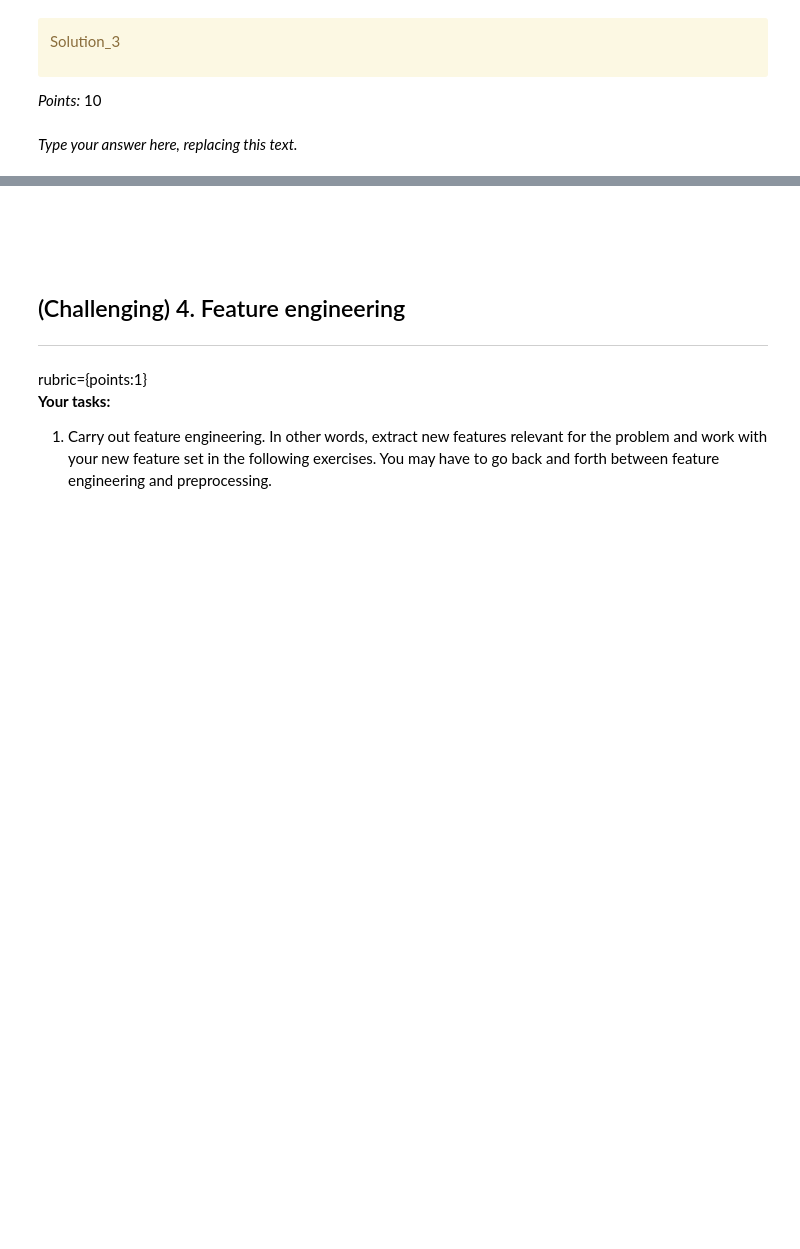
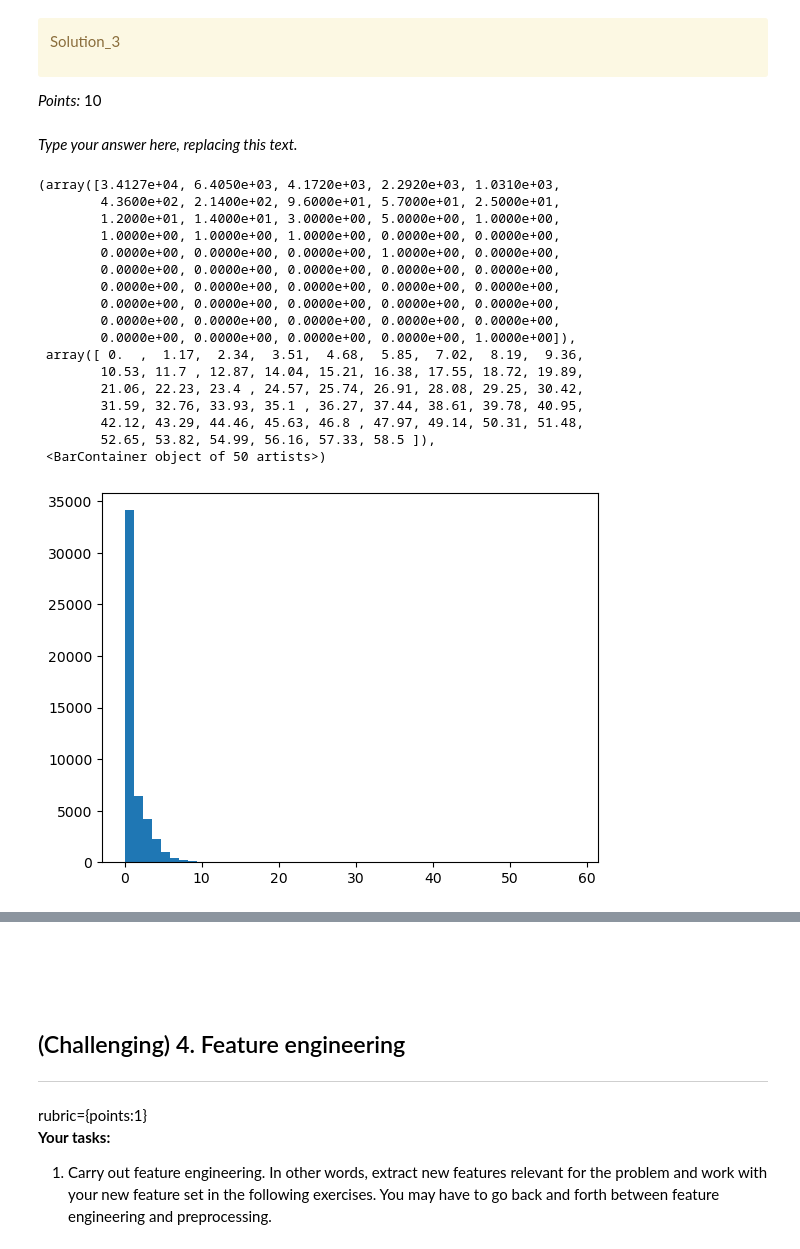
Before and after one commit to isa-leroux448/CPSC-330-hw5, a Jupyter notebook: hw5.ipynb, the cells around one changed output, grey strips where cells are left out. Cells and saved outputs as stored; diff of their text form; code cells hidden in the pictures; blank space fills up the shorter version.

```diff
--- a/hw5.ipynb
+++ b/hw5.ipynb
@@ -168,3 +169,6 @@ train, test = train_test_split(airbnb_clean, test_size = 0.3, random_state=123)
+# %%
+airbnb['reviews_per_month'] = airbnb['reviews_per_month'].fillna(0)
+train, test = train_test_split(airbnb, test_size = 0.3, random_state=123)
 # %% [markdown]
 <!-- END QUESTION -->
 
@@ -214,0 +199,21 @@ _Type your answer here, replacing this text._
+# %%
+plt.hist(airbnb['reviews_per_month'], bins=50)
+# %% [output]
+(array([3.4127e+04, 6.4050e+03, 4.1720e+03, 2.2920e+03, 1.0310e+03,
+        4.3600e+02, 2.1400e+02, 9.6000e+01, 5.7000e+01, 2.5000e+01,
+        1.2000e+01, 1.4000e+01, 3.0000e+00, 5.0000e+00, 1.0000e+00,
+        1.0000e+00, 1.0000e+00, 1.0000e+00, 0.0000e+00, 0.0000e+00,
+        0.0000e+00, 0.0000e+00, 0.0000e+00, 1.0000e+00, 0.0000e+00,
+        0.0000e+00, 0.0000e+00, 0.0000e+00, 0.0000e+00, 0.0000e+00,
+        0.0000e+00, 0.0000e+00, 0.0000e+00, 0.0000e+00, 0.0000e+00,
+        0.0000e+00, 0.0000e+00, 0.0000e+00, 0.0000e+00, 0.0000e+00,
+        0.0000e+00, 0.0000e+00, 0.0000e+00, 0.0000e+00, 0.0000e+00,
+        0.0000e+00, 0.0000e+00, 0.0000e+00, 0.0000e+00, 1.0000e+00]),
+ array([ 0.  ,  1.17,  2.34,  3.51,  4.68,  5.85,  7.02,  8.19,  9.36,
+        10.53, 11.7 , 12.87, 14.04, 15.21, 16.38, 17.55, 18.72, 19.89,
+        21.06, 22.23, 23.4 , 24.57, 25.74, 26.91, 28.08, 29.25, 30.42,
+        31.59, 32.76, 33.93, 35.1 , 36.27, 37.44, 38.61, 39.78, 40.95,
+        42.12, 43.29, 44.46, 45.63, 46.8 , 47.97, 49.14, 50.31, 51.48,
+        52.65, 53.82, 54.99, 56.16, 57.33, 58.5 ]),
+ <BarContainer object of 50 artists>)
+[figure, added]
```
Also changed, not shown: parts of 35 cells of this notebook, 5 other files.
